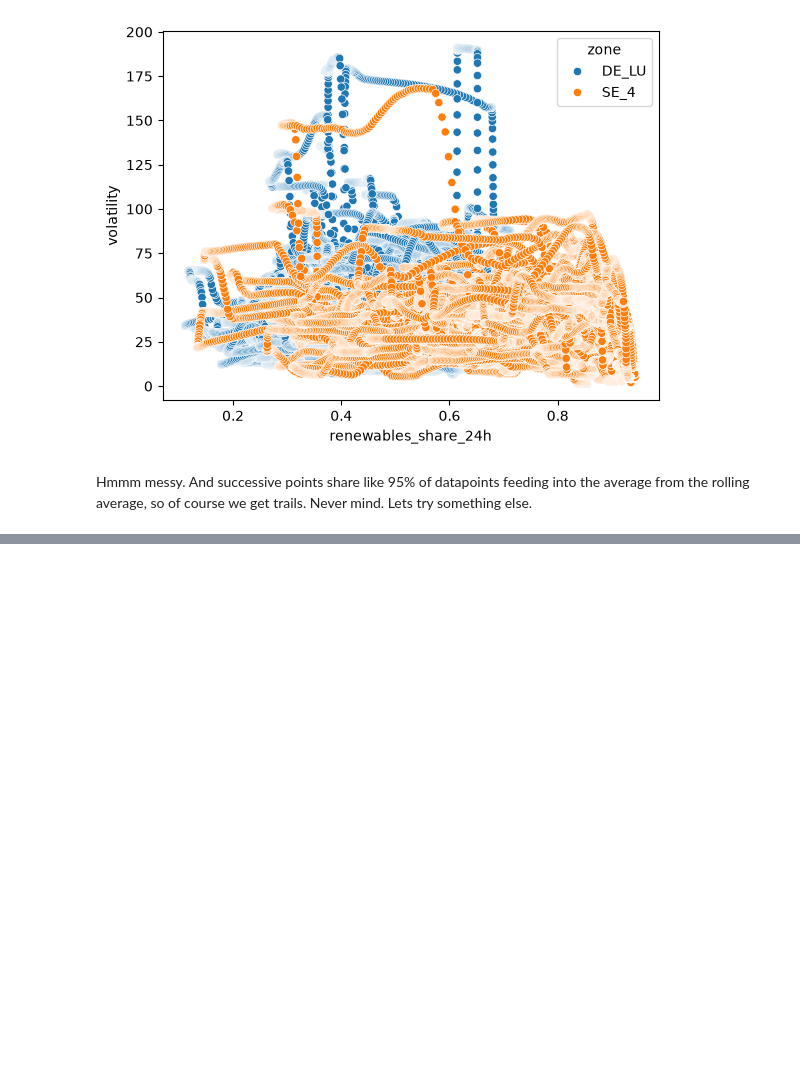
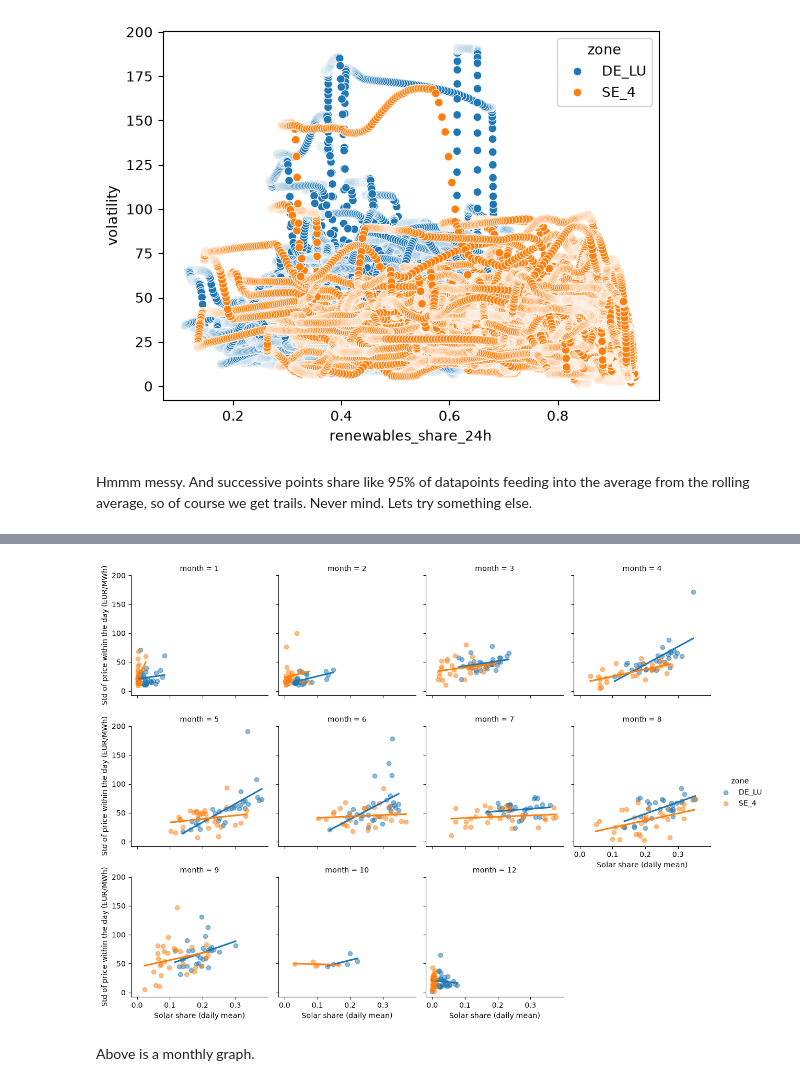
Before and after one commit to niklaslivchitz/Energy-Pricing-Analysis-DE-LU-vs-SE4, a Jupyter notebook: analysis/scratchnotebook.ipynb, the cells around one changed output, grey strips where cells are left out. Drawn from its saved outputs; the diff is of its cells as text; code cells hidden in the pictures; blank space fills up the shorter version.

```diff
--- a/analysis/scratchnotebook.ipynb
+++ b/analysis/scratchnotebook.ipynb
@@ -235,0 +377,2 @@ analysis_split_df = df_price.merge(renewables_share_split_df, on=["zone", "times
+# %%
+daily_points_df["month"] = pd.to_datetime(daily_points_df["date"]).dt.month
@@ -235,0 +407,19 @@ analysis_split_df = df_price.merge(renewables_share_split_df, on=["zone", "times
+# %%
+g = sns.lmplot(
+    data=daily_points_df,
+    x="solar_share",
+    y="volatility",
+    hue="zone",
+    col="month",
+    col_wrap=4,
+    height=3,
+    ci=None,
+    scatter_kws={"alpha": 0.5},
+)
+g.set_axis_labels("Solar share (daily mean)", "Std of price within the day (EUR/MWh)")
+g.savefig("../outputs/figures/volatility_vs_solar_share_by_month.png", dpi=150, bbox_inches="tight")
+plt.show()
+# %% [output]
+[figure, added]
+# %% [markdown]
+Above is a monthly graph.
```
Also changed, not shown: parts of 28 cells of this notebook, 6 other files.
